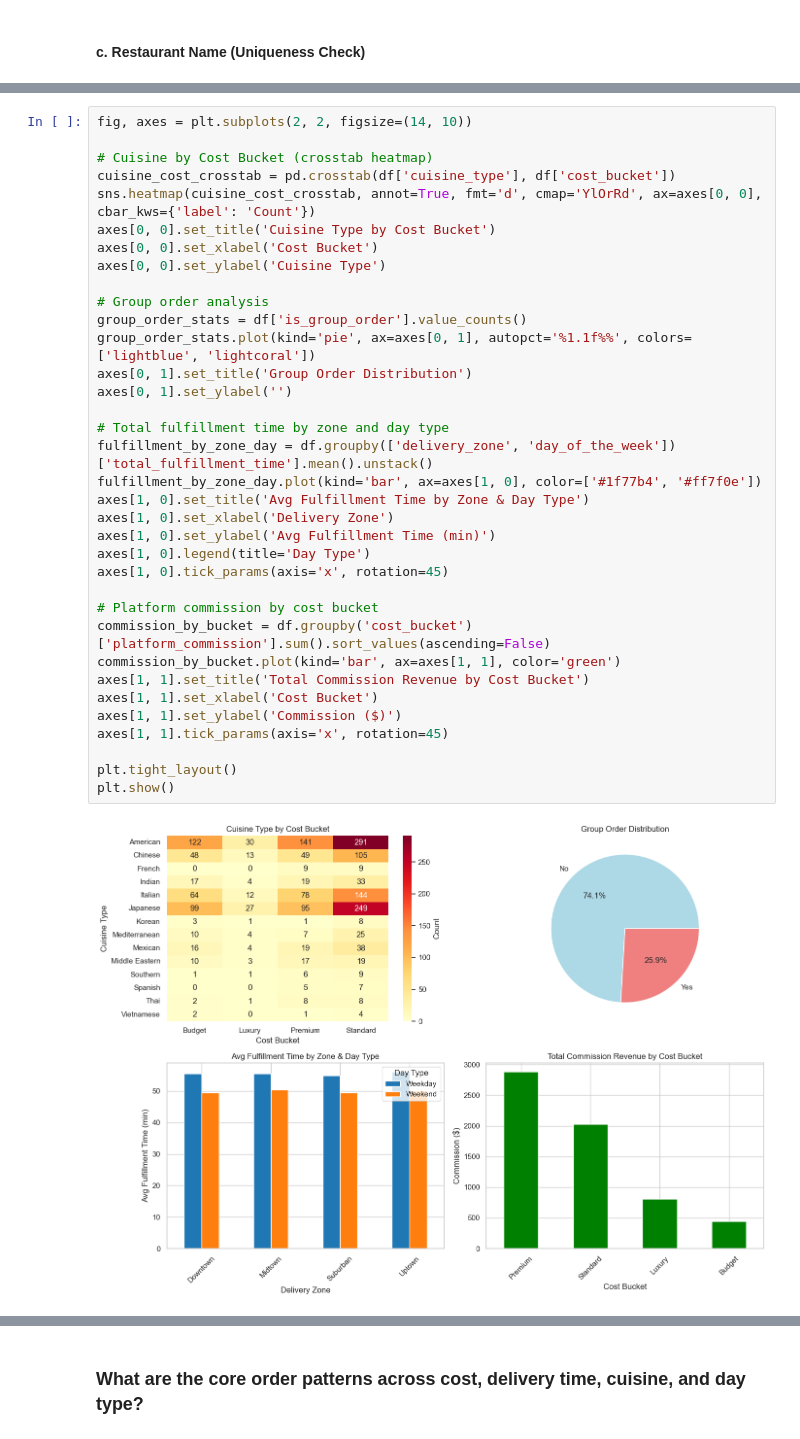
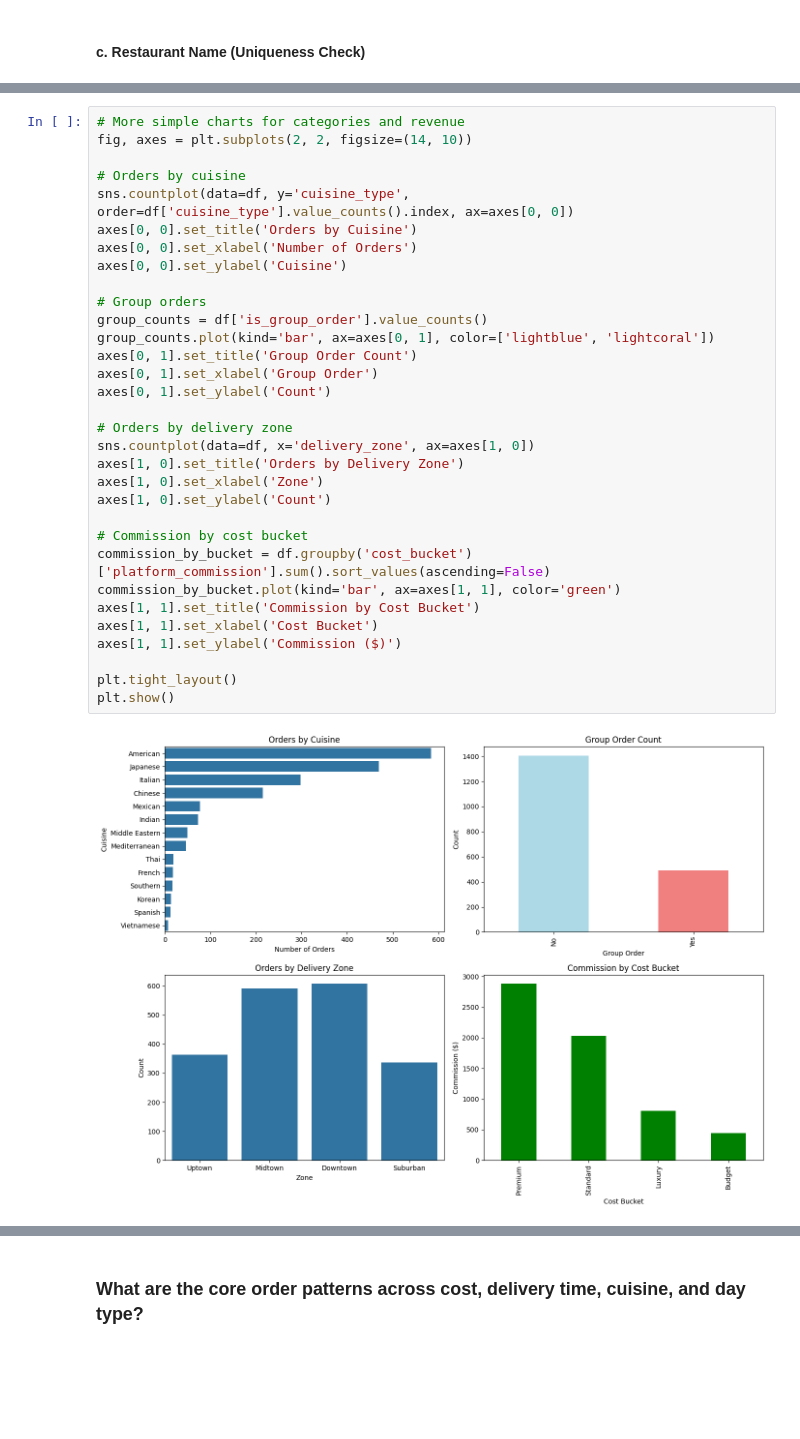
Before and after one commit to salmaissifu4-hash/MunchLink_FoodHub, a Jupyter notebook: MunchLink_Analysis.ipynb, the cells around one changed output, grey strips where cells are left out. Drawn from its saved outputs; the diff is of its cells as text; blank space fills up the shorter version.

```diff
--- a/MunchLink_Analysis.ipynb
+++ b/MunchLink_Analysis.ipynb
@@ -292,37 +341,34 @@ plt.show()
 # %%
+# More simple charts for categories and revenue
 fig, axes = plt.subplots(2, 2, figsize=(14, 10))
 
-# Cuisine by Cost Bucket (crosstab heatmap)
-cuisine_cost_crosstab = pd.crosstab(df['cuisine_type'], df['cost_bucket'])
-sns.heatmap(cuisine_cost_crosstab, annot=True, fmt='d', cmap='YlOrRd', ax=axes[0, 0], cbar_kws={'label': 'Count'})
-axes[0, 0].set_title('Cuisine Type by Cost Bucket')
-axes[0, 0].set_xlabel('Cost Bucket')
-axes[0, 0].set_ylabel('Cuisine Type')
+# Orders by cuisine
+sns.countplot(data=df, y='cuisine_type', order=df['cuisine_type'].value_counts().index, ax=axes[0, 0])
+axes[0, 0].set_title('Orders by Cuisine')
+axes[0, 0].set_xlabel('Number of Orders')
+axes[0, 0].set_ylabel('Cuisine')
 
-# Group order analysis
-group_order_stats = df['is_group_order'].value_counts()
-group_order_stats.plot(kind='pie', ax=axes[0, 1], autopct='%1.1f%%', colors=['lightblue', 'lightcoral'])
-axes[0, 1].set_title('Group Order Distribution')
-axes[0, 1].set_ylabel('')
+# Group orders
+group_counts = df['is_group_order'].value_counts()
+group_counts.plot(kind='bar', ax=axes[0, 1], color=['lightblue', 'lightcoral'])
+axes[0, 1].set_title('Group Order Count')
+axes[0, 1].set_xlabel('Group Order')
+axes[0, 1].set_ylabel('Count')
 
-# Total fulfillment time by zone and day type
-fulfillment_by_zone_day = df.groupby(['delivery_zone', 'day_of_the_week'])['total_fulfillment_time'].mean().unstack()
-fulfillment_by_zone_day.plot(kind='bar', ax=axes[1, 0], color=['#1f77b4', '#ff7f0e'])
-axes[1, 0].set_title('Avg Fulfillment Time by Zone & Day Type')
-axes[1, 0].set_xlabel('Delivery Zone')
-axes[1, 0].set_ylabel('Avg Fulfillment Time (min)')
-axes[1, 0].legend(title='Day Type')
-axes[1, 0].tick_params(axis='x', rotation=45)
+# Orders by delivery zone
+sns.countplot(data=df, x='delivery_zone', ax=axes[1, 0])
+axes[1, 0].set_title('Orders by Delivery Zone')
+axes[1, 0].set_xlabel('Zone')
+axes[1, 0].set_ylabel('Count')
 
-# Platform commission by cost bucket
+# Commission by cost bucket
 commission_by_bucket = df.groupby('cost_bucket')['platform_commission'].sum().sort_values(ascending=False)
 commission_by_bucket.plot(kind='bar', ax=axes[1, 1], color='green')
-axes[1, 1].set_title('Total Commission Revenue by Cost Bucket')
+axes[1, 1].set_title('Commission by Cost Bucket')
 axes[1, 1].set_xlabel('Cost Bucket')
 axes[1, 1].set_ylabel('Commission ($)')
-axes[1, 1].tick_params(axis='x', rotation=45)
 
 plt.tight_layout()
 plt.show()
 # %% [output]
-[figure, old version]
+[figure, new version]
```
Also changed, not shown: parts of 85 cells of this notebook.
